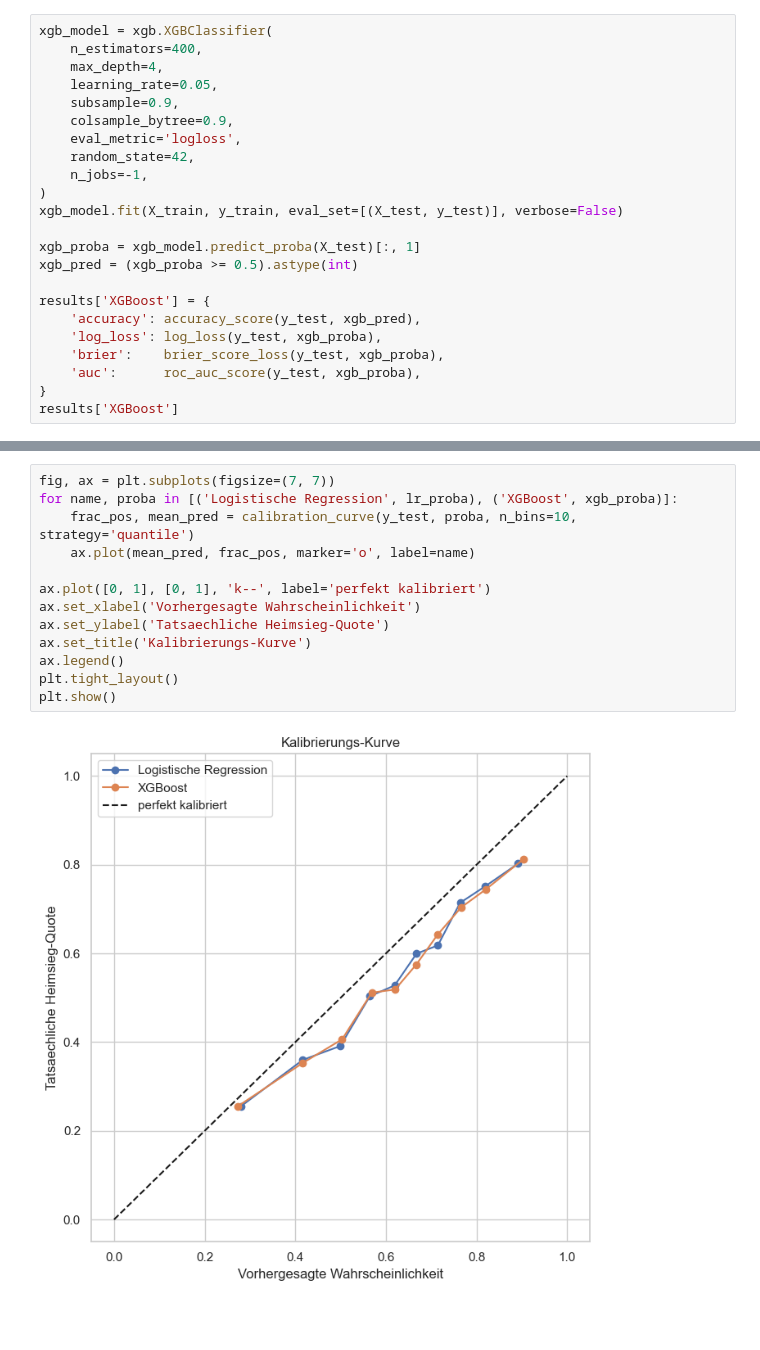
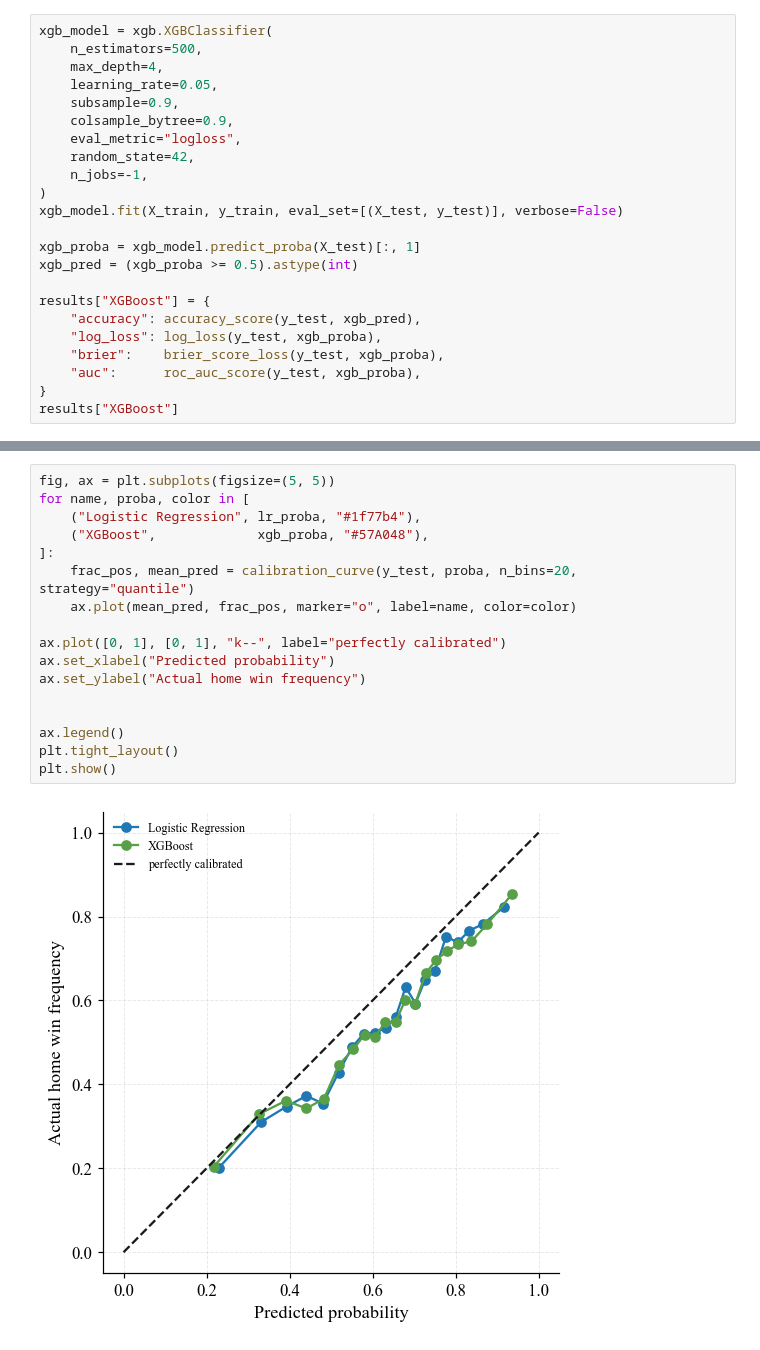
Before and after one commit to klp-data/nba-game-predictor, a Jupyter notebook: notebooks/03_baseline_model.ipynb, the cells around one changed output, grey strips where cells are left out. Saved outputs shown, nothing was run; the diff lists cells and outputs as text; blank space fills up the shorter version.

```diff
--- a/notebooks/03_baseline_model.ipynb
+++ b/notebooks/03_baseline_model.ipynb
@@ -173,11 +213,11 @@ Gradient-Boosted Trees — der Standard fuer tabellarische Daten. Lernt automati
 # %%
 xgb_model = xgb.XGBClassifier(
-    n_estimators=400,
+    n_estimators=500,
     max_depth=4,
     learning_rate=0.05,
     subsample=0.9,
     colsample_bytree=0.9,
-    eval_metric='logloss',
+    eval_metric="logloss",
     random_state=42,
     n_jobs=-1,
 )
@@ -186,11 +226,11 @@ xgb_model.fit(X_train, y_train, eval_set=[(X_test, y_test)], verbose=False)
 xgb_proba = xgb_model.predict_proba(X_test)[:, 1]
 xgb_pred = (xgb_proba >= 0.5).astype(int)
 
-results['XGBoost'] = {
-    'accuracy': accuracy_score(y_test, xgb_pred),
-    'log_loss': log_loss(y_test, xgb_proba),
-    'brier':    brier_score_loss(y_test, xgb_proba),
-    'auc':      roc_auc_score(y_test, xgb_proba),
+results["XGBoost"] = {
+    "accuracy": accuracy_score(y_test, xgb_pred),
+    "log_loss": log_loss(y_test, xgb_proba),
+    "brier":    brier_score_loss(y_test, xgb_proba),
+    "auc":      roc_auc_score(y_test, xgb_proba),
 }
-results['XGBoost']
+results["XGBoost"]
 # %% [output]
@@ -236,15 +280,19 @@ Wenn das Modell sagt "70% Heimsieg", sollten in 70% dieser Faelle wirklich Heims
 # %%
-fig, ax = plt.subplots(figsize=(7, 7))
-for name, proba in [('Logistische Regression', lr_proba), ('XGBoost', xgb_proba)]:
-    frac_pos, mean_pred = calibration_curve(y_test, proba, n_bins=10, strategy='quantile')
-    ax.plot(mean_pred, frac_pos, marker='o', label=name)
+fig, ax = plt.subplots(figsize=(5, 5))
+for name, proba, color in [
+    ("Logistic Regression", lr_proba, "#1f77b4"),
+    ("XGBoost",             xgb_proba, "#57A048"),
+]:
+    frac_pos, mean_pred = calibration_curve(y_test, proba, n_bins=20, strategy="quantile")
+    ax.plot(mean_pred, frac_pos, marker="o", label=name, color=color)
 
-ax.plot([0, 1], [0, 1], 'k--', label='perfekt kalibriert')
-ax.set_xlabel('Vorhergesagte Wahrscheinlichkeit')
-ax.set_ylabel('Tatsaechliche Heimsieg-Quote')
-ax.set_title('Kalibrierungs-Kurve')
+ax.plot([0, 1], [0, 1], "k--", label="perfectly calibrated")
+ax.set_xlabel("Predicted probability")
+ax.set_ylabel("Actual home win frequency")
+
+
 ax.legend()
 plt.tight_layout()
 plt.show()
 # %% [output]
-[figure, old version]
+[figure, new version]
```
Also changed, not shown: parts of 40 cells of this notebook.
